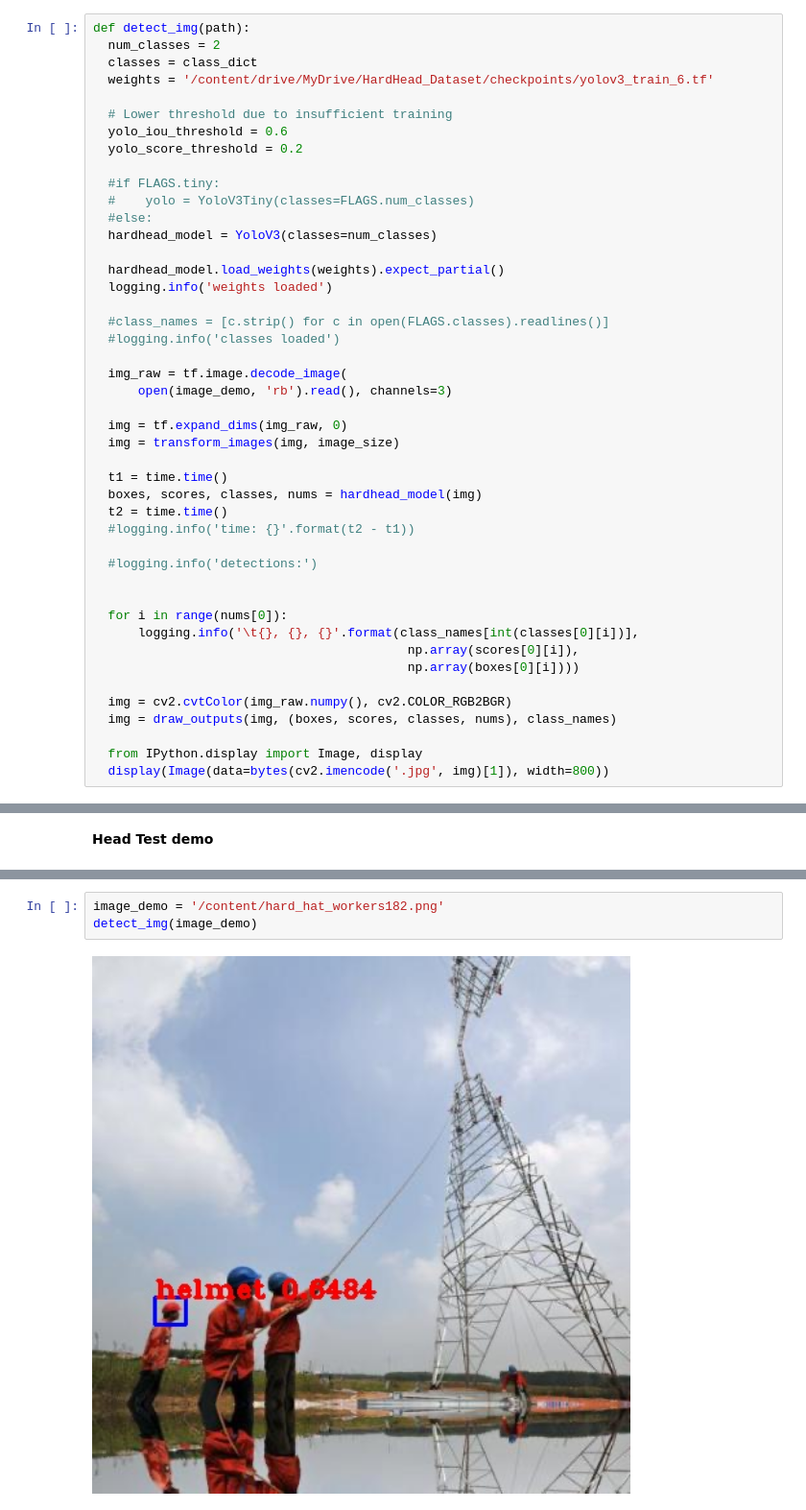
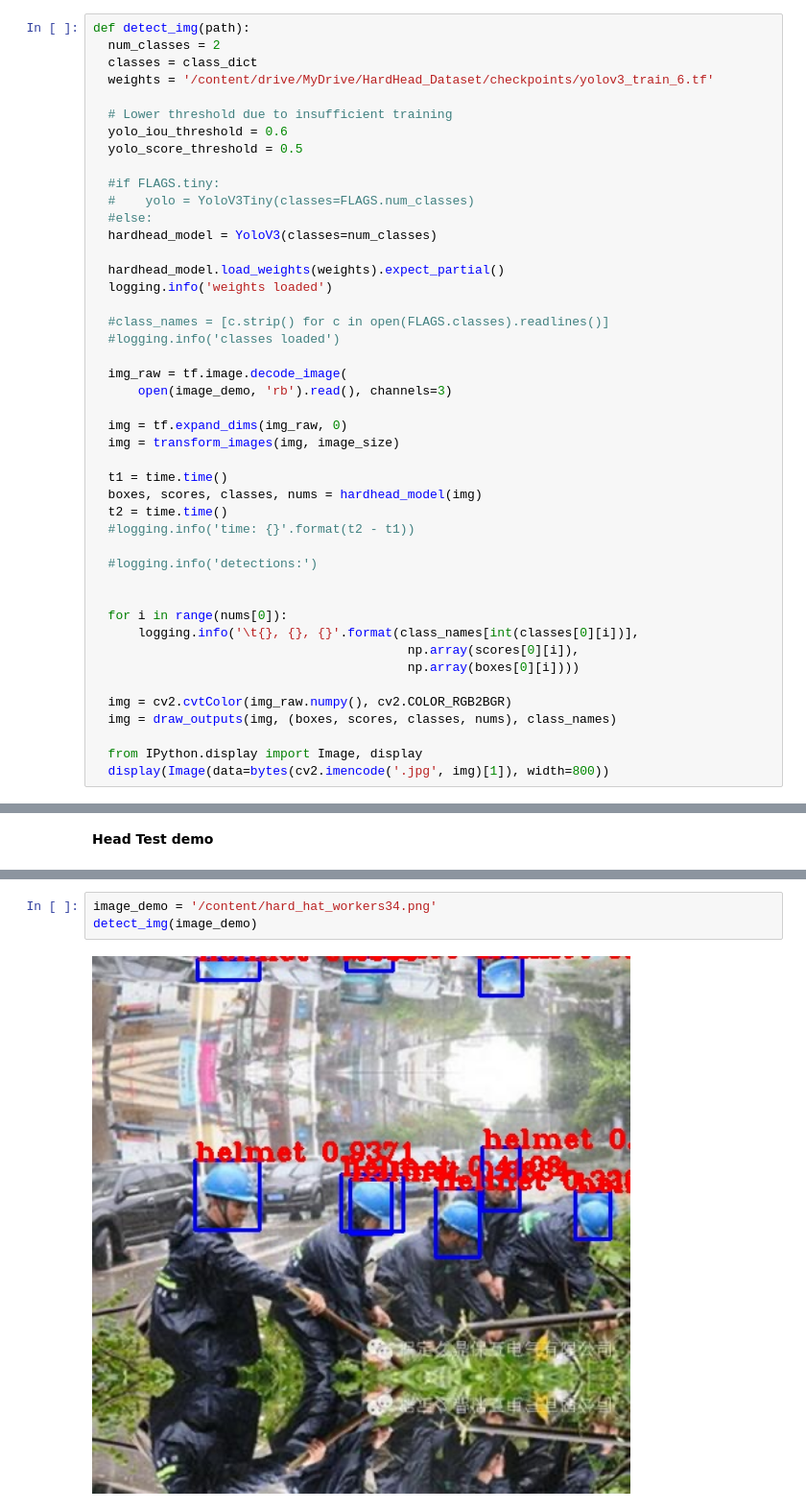
Before and after one commit to sayan0506/HardHead-Detection-for-Safety-Surveilance, a Jupyter notebook: Personal_Safety_Equipment_Detection_System_using_YoloV3.ipynb, the cells around one changed output, grey strips where cells are left out. Shown at 96% size. Drawn from its saved outputs; the diff is of its cells as text.

```diff
--- a/Personal_Safety_Equipment_Detection_System_using_YoloV3.ipynb
+++ b/Personal_Safety_Equipment_Detection_System_using_YoloV3.ipynb
@@ -1305,7 +1308,7 @@ def detect_img(path):
 
   # Lower threshold due to insufficient training
   yolo_iou_threshold = 0.6
-  yolo_score_threshold = 0.2
+  yolo_score_threshold = 0.5
 
   #if FLAGS.tiny:
   #    yolo = YoloV3Tiny(classes=FLAGS.num_classes)
@@ -1506,7 +1495,7 @@ detect_img(image_demo)
 # %% [output]
 [figure]
 # %%
-image_demo = '/content/hard_hat_workers182.png'
+image_demo = '/content/hard_hat_workers34.png'
 detect_img(image_demo)
 # %% [output]
-[figure, old version]
+[figure, new version]
```
Also changed, not shown: parts of 12 cells of this notebook.
